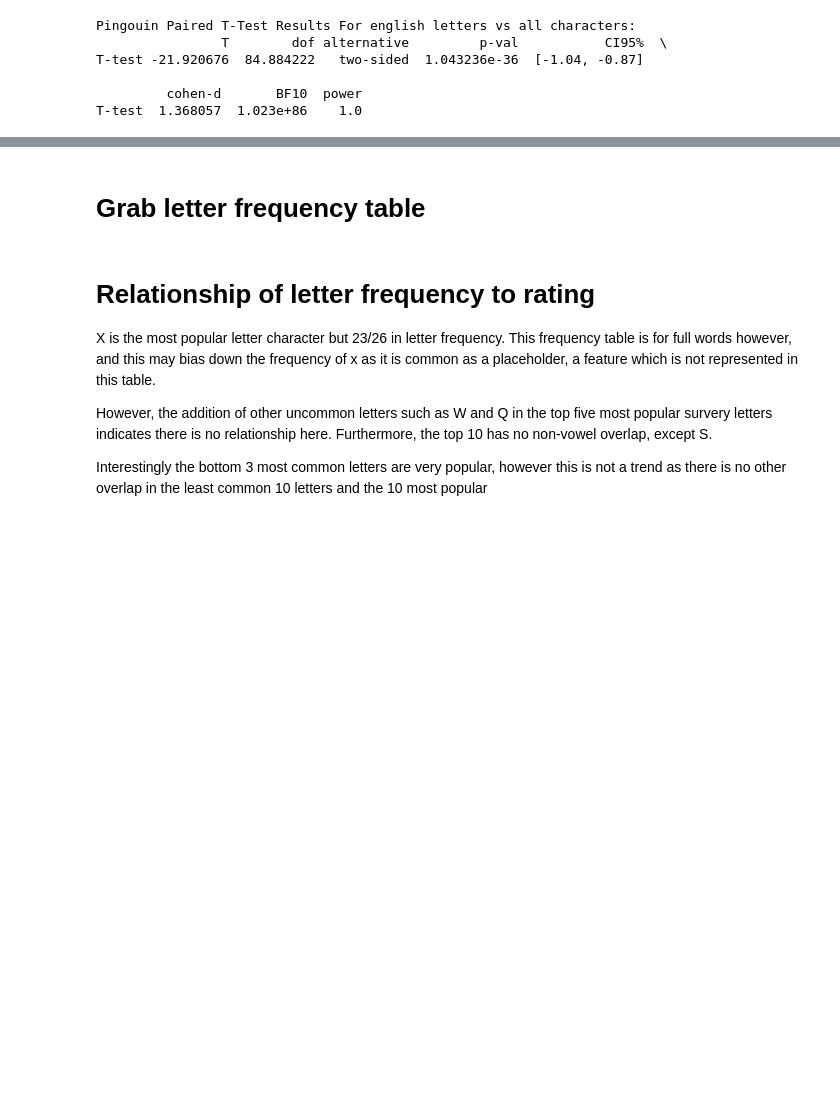
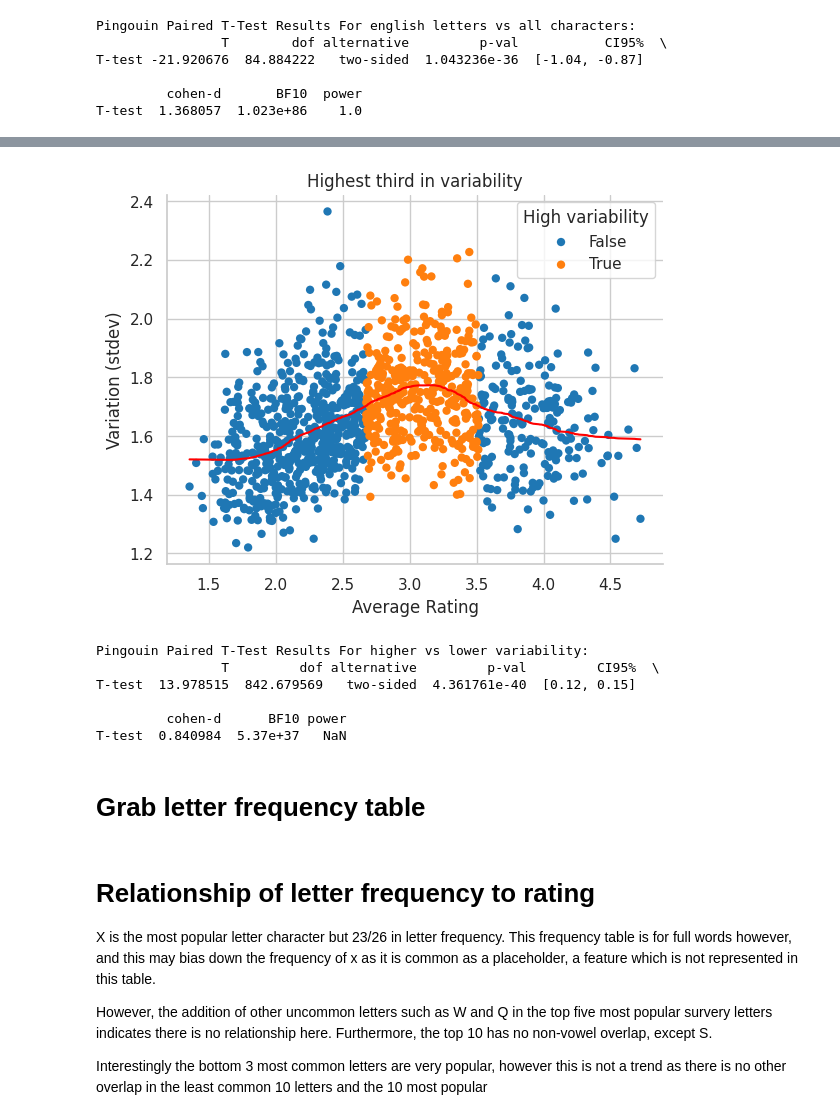
Before and after one commit to Nate-Sheibley/favorite_letters, a Jupyter notebook: favorite_letters.ipynb, the cells around one changed output, grey strips where cells are left out. Drawn from its saved outputs; the diff is of its cells as text; code cells hidden in the pictures; blank space fills up the shorter version.

```diff
--- a/favorite_letters.ipynb
+++ b/favorite_letters.ipynb
@@ -556,0 +529,3 @@ middle_third
+# %%
+dub_savgol = var_avg_labd_df['double_savgol_stdev']
+dub_savgol.describe()
@@ -557,3 +542,39 @@ middle_third
+# %%
+third_around_high = dub_savgol.nlargest(dub_savgol.shape[0] // 3)
+highest_third_savgol = var_avg_labd_df[var_avg_labd_df['double_savgol_stdev'].isin(third_around_high)]
+outside_high_savgol = var_avg_labd_df[~var_avg_labd_df['double_savgol_stdev'].isin(third_around_high)]
+# %%
+# Set up the matplotlib figure
+fig, ax= plt.subplots()
+
+# Draw a the base scatterplot
+sns.scatterplot(data=outside_high_savgol,  y='standard dev.', x='average', label='False',
+                edgecolor="none")
+sns.scatterplot(data=highest_third_savgol,  y='standard dev.', x='average', label='True',
+                edgecolor="none")
+# Draw the savgol filtered data to show a trend
+sns.lineplot(data=var_avg_labd_df,  y='double_savgol_stdev', x='average', color= 'red')
+
+# Finalize the ax1
+ax.set_xlabel("Average Rating")
+ax.set_ylabel("Variation (stdev)")
+ax.set_title("Highest third in variability")
+ax.legend(title='High variability')
+sns.despine()
+fig.savefig("images/savgol_high")
+# %% [output]
+[figure, added]
+# %%
+results = pg.ttest(highest_third_savgol['standard dev.'], outside_high_savgol['standard dev.'])
+print("\nPingouin Paired T-Test Results For higher vs lower variability:")
+print(results)
+# %% [output]
+Pingouin Paired T-Test Results For higher vs lower variability:
+                T         dof alternative         p-val         CI95%  \
+T-test  13.978515  842.679569   two-sided  4.361761e-40  [0.12, 0.15]
+
+         cohen-d      BF10 power
+T-test  0.840984  5.37e+37   NaN
 # %% [markdown]
 # Grab letter frequency table
 # %% [markdown]
```
Also changed, not shown: parts of 6 cells of this notebook, 1 other file.
